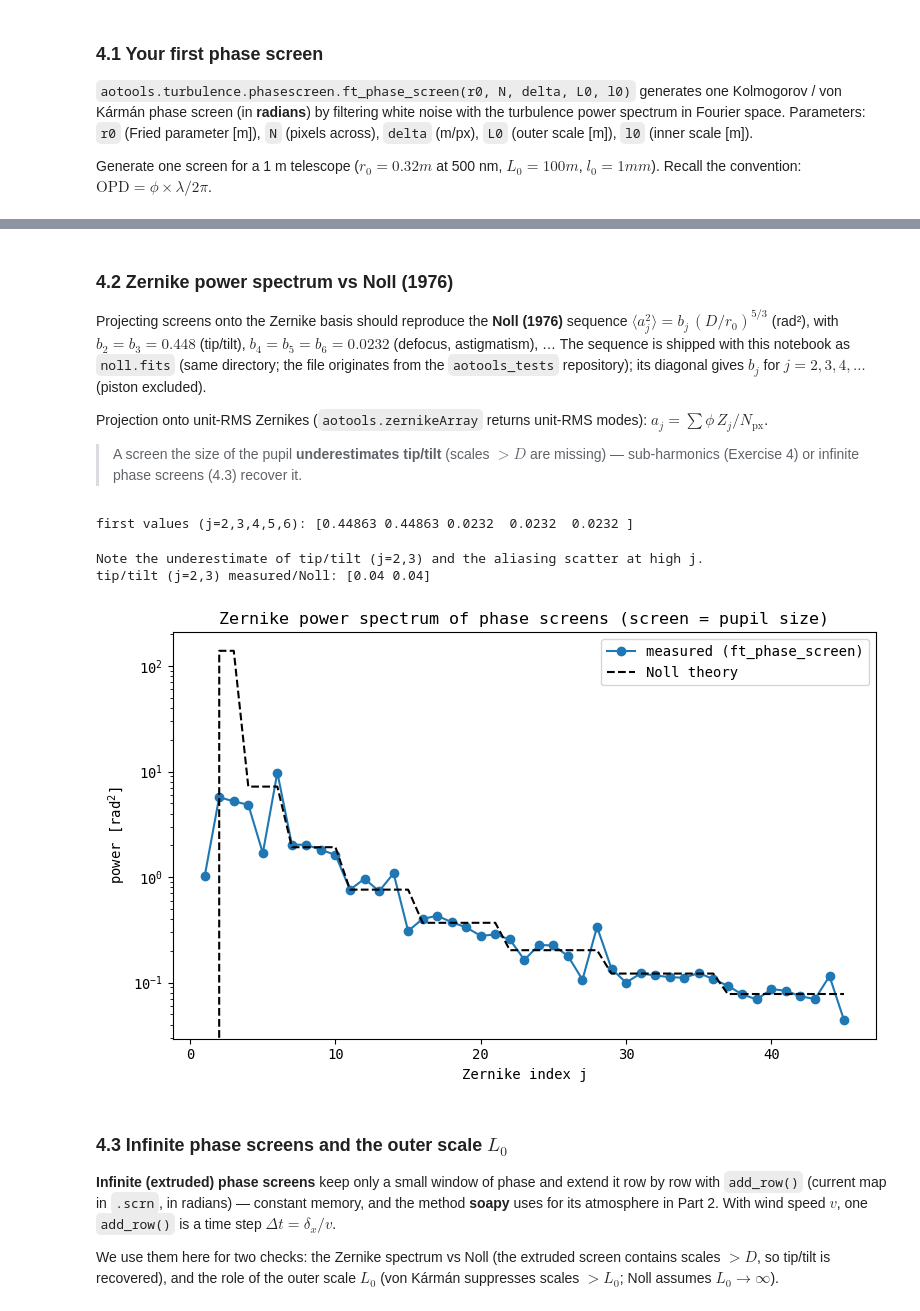
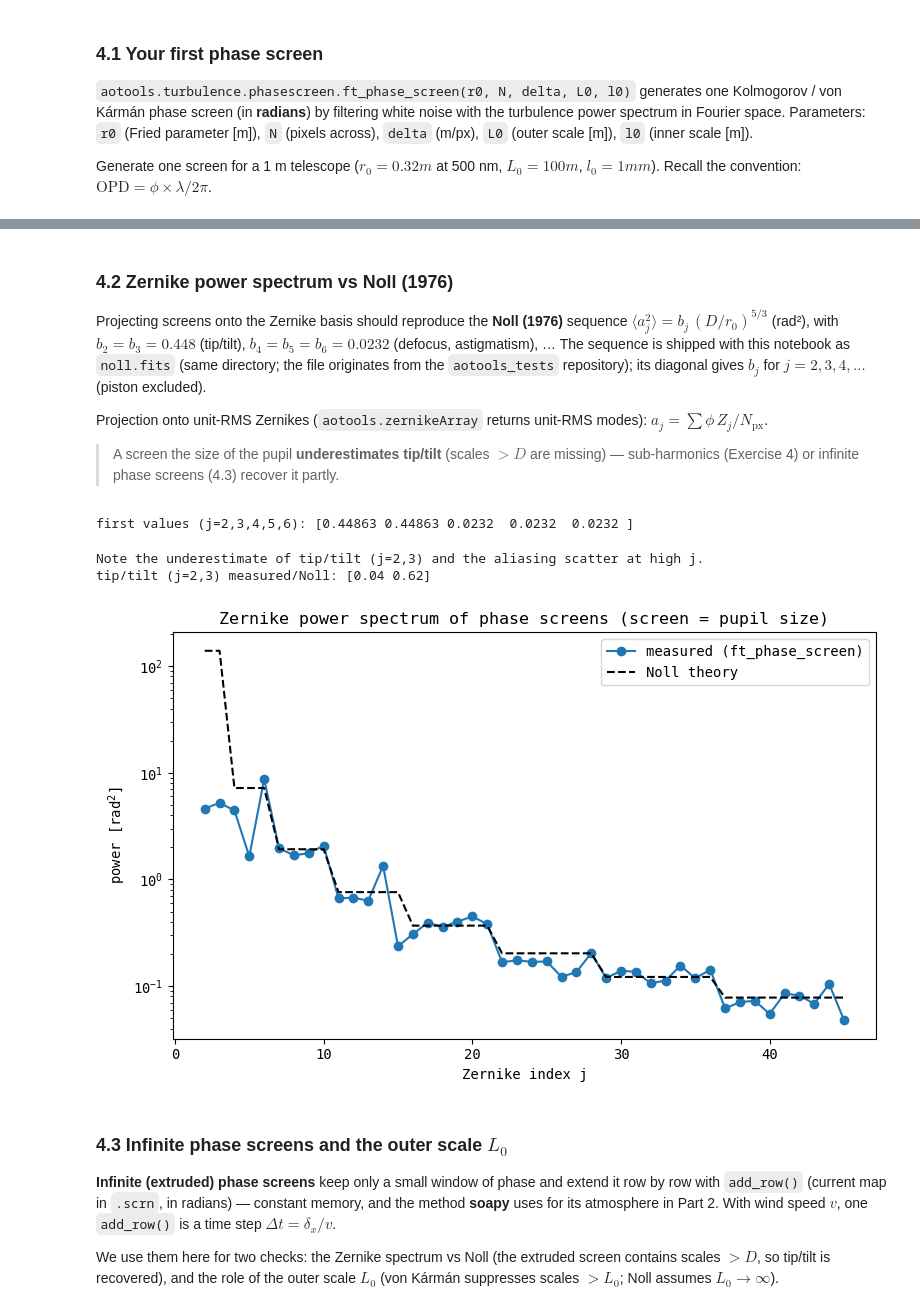
Before and after one commit to GillesOrban/ao_school, a Jupyter notebook: aotools_lab.ipynb, the cells around one changed output, grey strips where cells are left out. Saved outputs shown, nothing was run; the diff lists cells and outputs as text; code cells hidden in the pictures.

```diff
--- a/aotools_lab.ipynb
+++ b/aotools_lab.ipynb
@@ -598,45 +585,45 @@ The sequence is shipped with this notebook as `noll.fits` (same directory; the f
 
 Projection onto unit-RMS Zernikes (`aotools.zernikeArray` returns unit-RMS modes): $a_j = \sum \phi\, Z_j / N_\mathrm{px}$.
 
-> A screen the size of the pupil **underestimates tip/tilt** (scales $> D$ are missing) — sub-harmonics (Exercise 4) or infinite phase screens (4.3) recover it.
+> A screen the size of the pupil **underestimates tip/tilt** (scales $> D$ are missing) — sub-harmonics (Exercise 4) or infinite phase screens (4.3) recover it partly.
 # %%
 # --- 4.2 Zernike power spectrum vs Noll (1976) -------------------------------
 # Noll sequence b_j from noll.fits (shipped with this notebook, same directory):
 # its diagonal gives b_j for j = 2,3,4,... in units of (D/r0)^(5/3) rad^2
 from astropy.io import fits
 
 noll_b = fits.getdata('noll.fits').diagonal()   # noll_b[j-2] = b_j for Zernike index j >= 2
 print('first values (j=2,3,4,5,6):', np.round(noll_b[:5], 5))
 
 # Zernike power spectrum of ft_phase_screen screens (same setup as 4.1)
 # cf. assets/aotools_tests/workshop/2_phase_screens.ipynb
 n_zerns = 45
 n_scrns = 100
 Zs = aotools.zernikeArray(n_zerns, nx_size)     # unit-RMS Zernikes
 z_coeffs = np.zeros((n_scrns, n_zerns))
 for n in tqdm(range(n_scrns)):
     scrn = phasescreen.ft_phase_screen(r0, nx_size, pxl_scale, L0, l0)
     z_coeffs[n] = (scrn * Zs).sum((-1, -2)) / Zs[0].sum()   # a_j = sum(phi*Z_j)/N_px
-z_var = z_coeffs.var(0)
+z_var = z_coeffs.var(0)[1:]  # variance of Zernike modes; skipping piston
 
 # Noll theory: <a_j^2> = b_j (D/r0)^(5/3)
-noll_theory = np.concatenate([[0.], noll_b[:n_zerns-1]]) * (D/r0)**(5/3)  # j=1 (piston) = 0
+noll_theory = noll_b[:n_zerns-1] * (D/r0)**(5/3)  # j=1 (piston) = 0
 
 fig, ax = plt.subplots(figsize=(8, 5))
-ax.plot(range(1, n_zerns+1), z_var, 'o-', label='measured (ft_phase_screen)')
-ax.plot(range(1, n_zerns+1), noll_theory, 'k--', label='Noll theory')
+ax.plot(range(2, n_zerns+1), z_var, 'o-', label='measured (ft_phase_screen)')
+ax.plot(range(2, n_zerns+1), noll_theory, 'k--', label='Noll theory')
 ax.set_yscale('log')
 ax.set_xlabel('Zernike index j'); ax.set_ylabel('power [rad$^2$]')
 ax.set_title('Zernike power spectrum of phase screens (screen = pupil size)')
 ax.legend()
 plt.tight_layout()
 print('Note the underestimate of tip/tilt (j=2,3) and the aliasing scatter at high j.')
 print(f'tip/tilt (j=2,3) measured/Noll: {np.round(z_var[1:3]/noll_theory[1:3], 2)}')
 # %% [output]
 first values (j=2,3,4,5,6): [0.44863 0.44863 0.0232  0.0232  0.0232 ]
 Note the underestimate of tip/tilt (j=2,3) and the aliasing scatter at high j.
-tip/tilt (j=2,3) measured/Noll: [0.04 0.04]
+tip/tilt (j=2,3) measured/Noll: [0.04 0.62]
-[figure, old version]
+[figure, new version]
 # %% [markdown]
 ### 4.3 Infinite phase screens and the outer scale $L_0$
 
```
Also changed, not shown: parts of 11 cells of this notebook.
